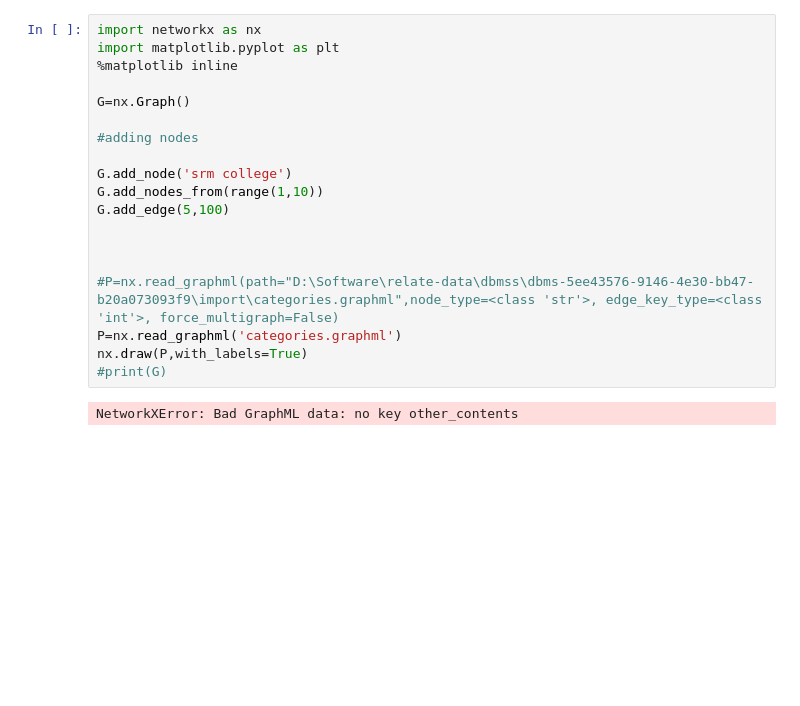
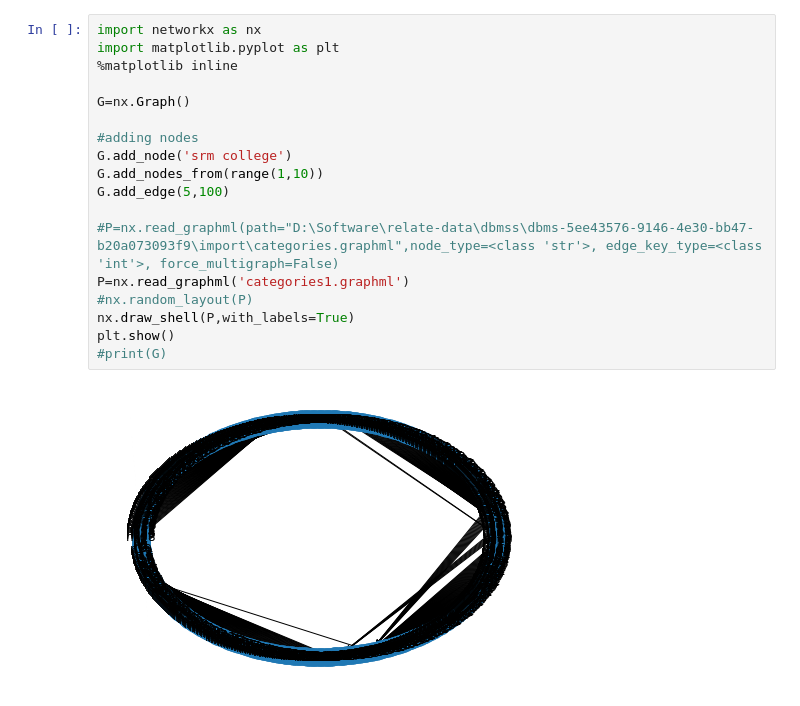
Before and after one commit to Naveen-Chaurasia/Graph-ML-POCs, a Jupyter notebook: NetworkX_poc.ipynb, the cells around one changed output. Drawn from its saved outputs; the diff is of its cells as text; blank space fills up the shorter version.

Commit message:
imported categories.graphml in networkx..

```diff
--- a/NetworkX_poc.ipynb
+++ b/NetworkX_poc.ipynb
@@ -1,21 +1,20 @@
 # %%
 import networkx as nx
 import matplotlib.pyplot as plt
 %matplotlib inline
 
 G=nx.Graph()
 
 #adding nodes
-
 G.add_node('srm college')
 G.add_nodes_from(range(1,10))
 G.add_edge(5,100)
 
-
-
 #P=nx.read_graphml(path="D:\Software\relate-data\dbmss\dbms-5ee43576-9146-4e30-bb47-b20a073093f9\import\categories.graphml",node_type=<class 'str'>, edge_key_type=<class 'int'>, force_multigraph=False)
-P=nx.read_graphml('categories.graphml')
-nx.draw(P,with_labels=True)
+P=nx.read_graphml('categories1.graphml')
+#nx.random_layout(P)
+nx.draw_shell(P,with_labels=True)
+plt.show()
 #print(G)
 # %% [output]
-NetworkXError: Bad GraphML data: no key other_contents
+[figure, added]
```
Also changed, not shown: 1 other file.
